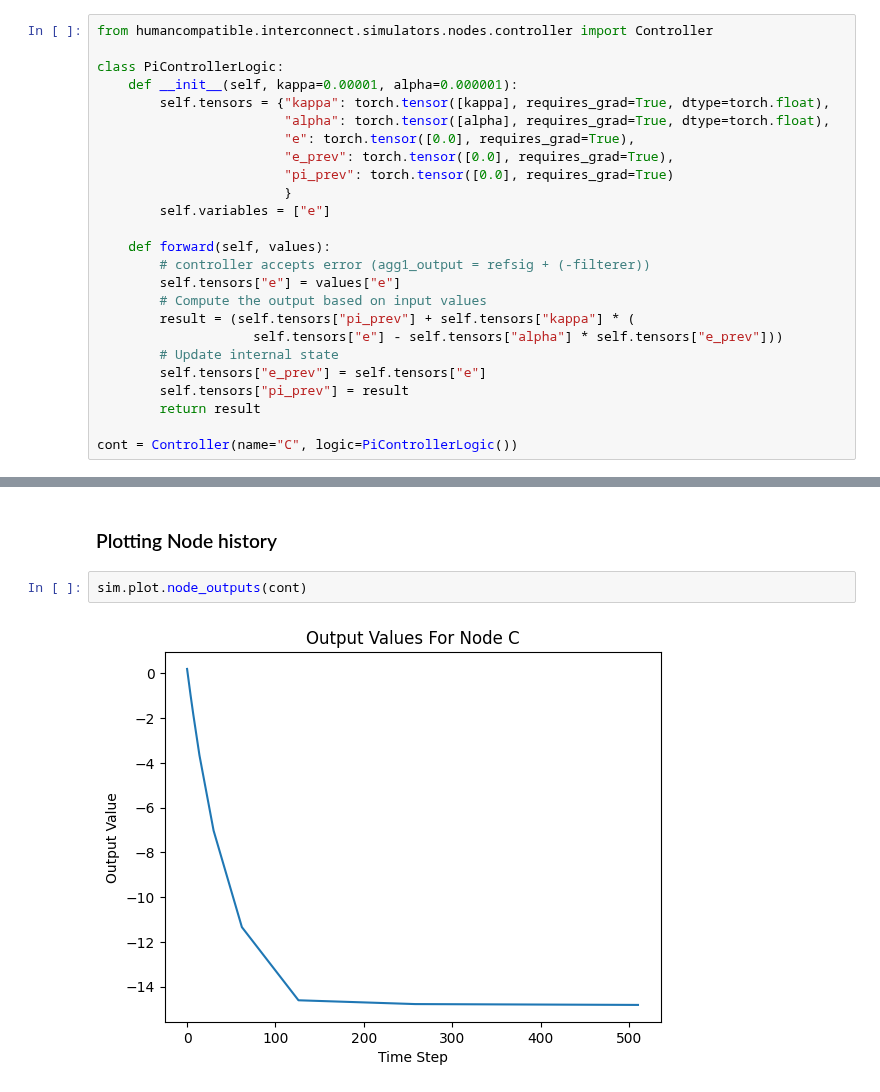
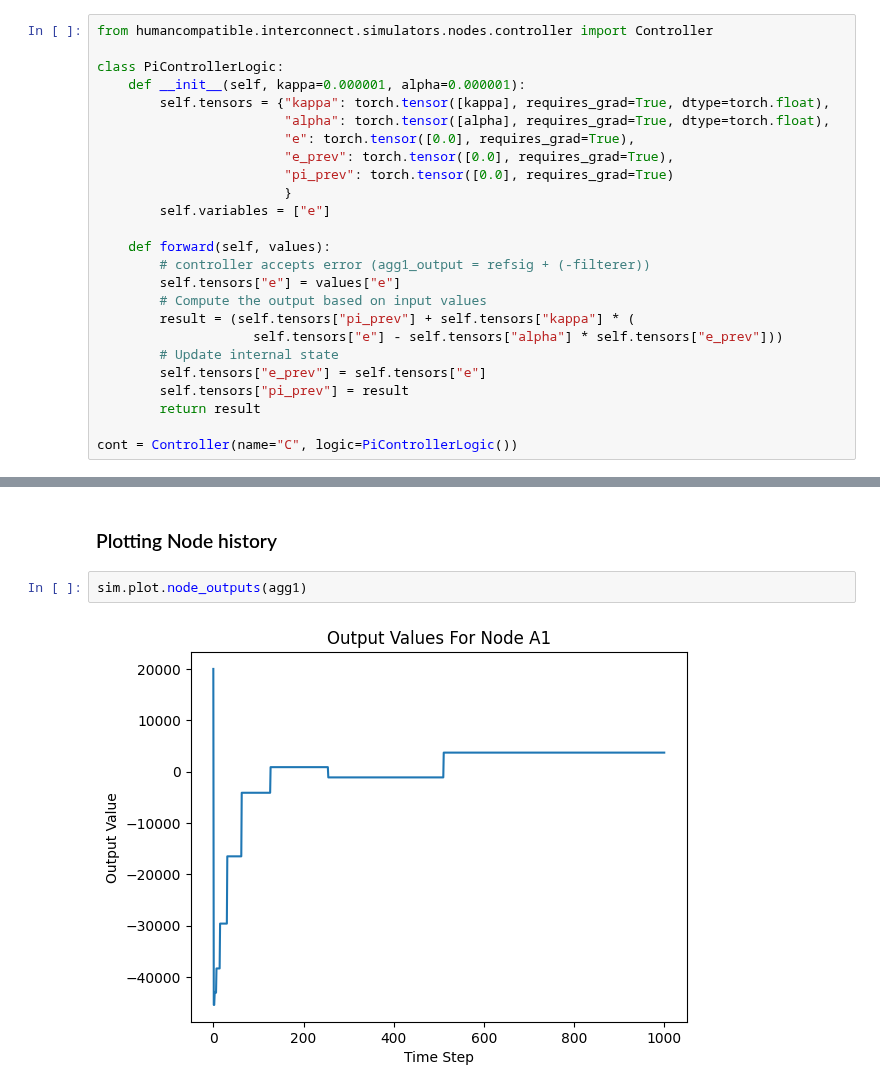
Before and after one commit to humancompatible/interconnect, a Jupyter notebook: examples/basic_simulation.ipynb, the cells around one changed output, grey strips where cells are left out. Cells and saved outputs as stored; diff of their text form.

```diff
--- a/examples/basic_simulation.ipynb
+++ b/examples/basic_simulation.ipynb
@@ -72,7 +72,7 @@ Prewritten logic classes can be found in the `interconnect/simulators/logic/cont
 from humancompatible.interconnect.simulators.nodes.controller import Controller
 
 class PiControllerLogic:
-    def __init__(self, kappa=0.00001, alpha=0.000001):
+    def __init__(self, kappa=0.000001, alpha=0.000001):
         self.tensors = {"kappa": torch.tensor([kappa], requires_grad=True, dtype=torch.float),
                         "alpha": torch.tensor([alpha], requires_grad=True, dtype=torch.float),
                         "e": torch.tensor([0.0], requires_grad=True),
@@ -231,6 +222,6 @@ sim.system.run(1000,False)
 # %% [markdown]
 ### Plotting Node history
 # %%
-sim.plot.node_outputs(cont)
+sim.plot.node_outputs(agg1)
 # %% [output]
-[figure, old version]
+[figure, new version]
```
Also changed, not shown: parts of 8 cells of this notebook, 2 other files.
